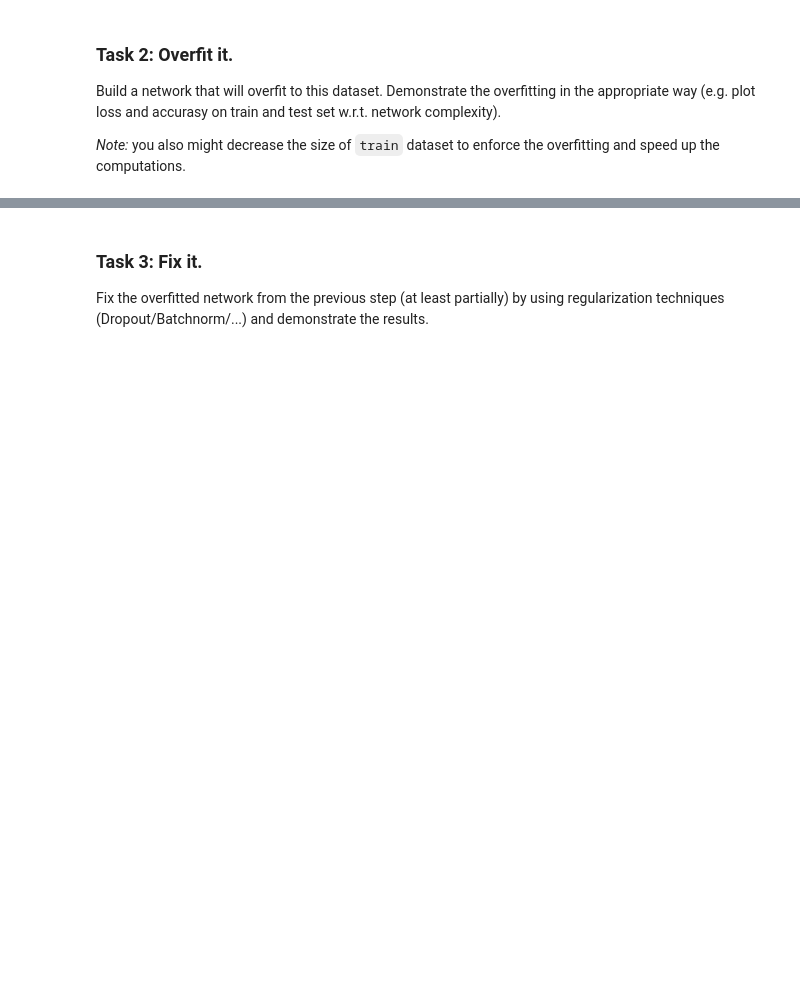
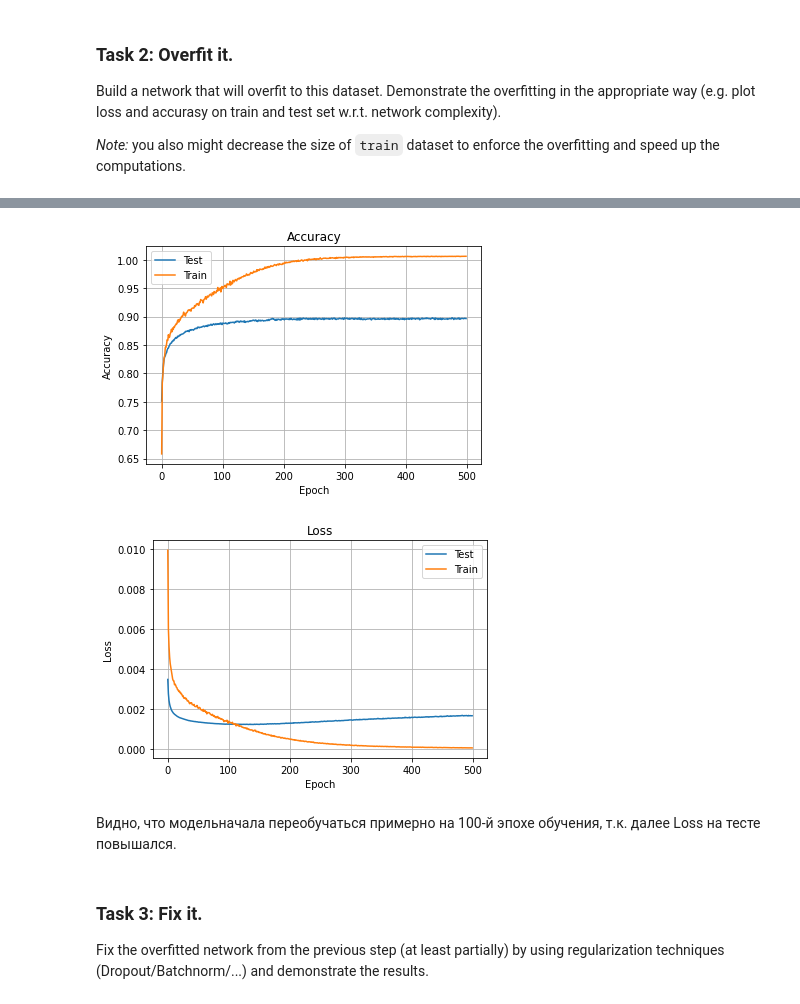
Before and after one commit to oslanaslan/MADE_ML, a Jupyter notebook: ml/Lab2_Deep_Learning/Lab2_DL_part2_overfitting.ipynb, the cells around one changed output, grey strips where cells are left out. Cells and saved outputs as stored; diff of their text form; code cells hidden in the pictures; blank space fills up the shorter version.

```diff
--- a/ml/Lab2_Deep_Learning/Lab2_DL_part2_overfitting.ipynb
+++ b/ml/Lab2_Deep_Learning/Lab2_DL_part2_overfitting.ipynb
@@ -197,9 +305,2 @@ class OverfittingNeuralNetwork(nn.Module):
 # %%
 # torchsummary.summary(OverfittingNeuralNetwork().to(device), (28*28,))
-# %%
-model = OverfittingNeuralNetwork().to(device)
-opt = torch.optim.SGD(model.parameters(), lr=1e-3)
-loss_func = nn.CrossEntropyLoss()
-
-
-# Your experiments, come here
@@ -205,0 +311,21 @@ loss_func = nn.CrossEntropyLoss()
+# %%
+%%time
+
+train_loss_lst = []
+test_loss_lst = []
+train_accuracy_lst = []
+test_accuracy_lst = []
+
+epochs = 500
+for t in range(epochs):
+    train_accuracy, train_loss = train(train_loader, model, loss_func, opt)
+    train_accuracy_lst.append(train_accuracy)
+    train_loss_lst.append(train_loss)
+
+    test_accuracy, test_loss = test(test_loader, model, loss_func)
+    test_accuracy_lst.append(test_accuracy)
+    test_loss_lst.append(test_loss)
+
+    print(f"Epoch: {t+1}\tTest Accuracy: {(100*test_accuracy):>0.1f}%, Test Avg loss: {test_loss:>8f}\t\
+        Train Accuracy: {(100*train_accuracy):>0.1f}%, Train Avg loss: {train_loss:>8f}", end='\n')
+print("Done")
@@ -206,3 +350,23 @@ loss_func = nn.CrossEntropyLoss()
+# %%
+plot_data(
+    data=[test_accuracy_lst, train_accuracy_lst],
+    title="Accuracy",
+    legend=["Test", "Train"],
+    xlabel="Epoch",
+    ylabel="Accuracy"
+)
+plot_data(
+    data=[test_loss_lst, train_loss_lst],
+    title="Loss",
+    legend=["Test", "Train"],
+    xlabel="Epoch",
+    ylabel="Loss"
+)
+# %% [output]
+[figure, added]
+[figure, added]
+# %% [markdown]
+Видно, что модельначала переобучаться примерно на 100-й эпохе обучения, т.к. далее Loss на тесте повышался.
 # %% [markdown]
 ### Task 3: Fix it.
 Fix the overfitted network from the previous step (at least partially) by using regularization techniques (Dropout/Batchnorm/...) and demonstrate the results.
```
Also changed, not shown: parts of 22 cells of this notebook, 2 other files.
